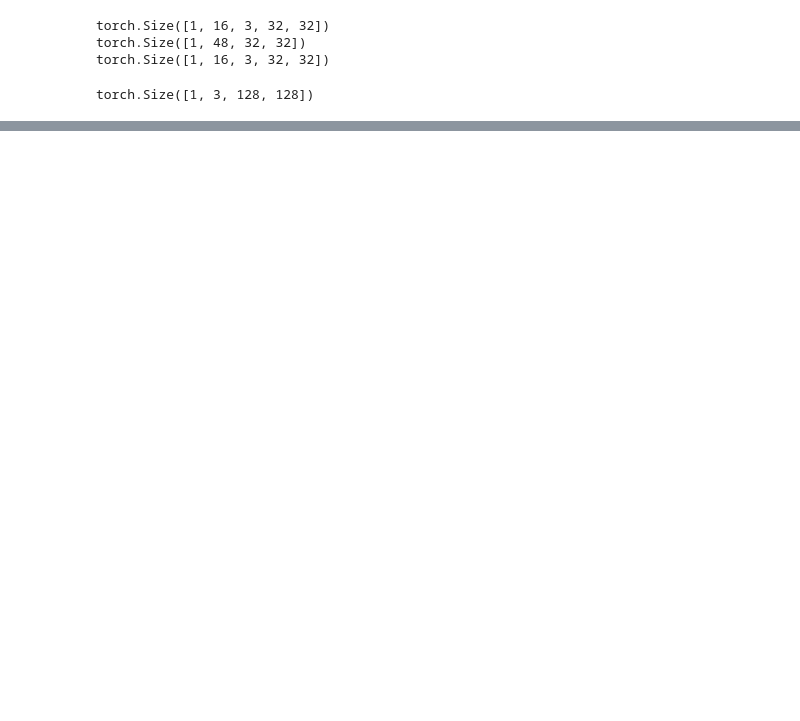
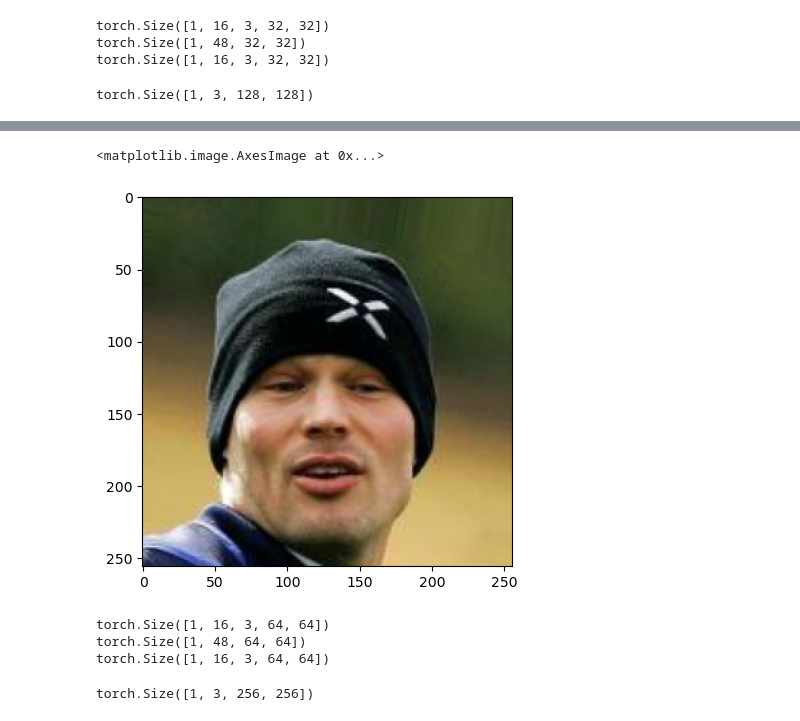
Before and after one commit to DasDingoCodes/patched-diffusion-models, a Jupyter notebook: test_img_patch.ipynb, the cells around one changed output, grey strips where cells are left out. Drawn from its saved outputs; the diff is of its cells as text; code cells hidden in the pictures; blank space fills up the shorter version.

```diff
--- a/test_img_patch.ipynb
+++ b/test_img_patch.ipynb
@@ -270,0 +229,9 @@ tensor([[[[True, True, True,  ..., True, True, True],
+# %%
+def tensor_to_np_img(x):
+    x = x[0]
+    x = np.array(x)
+    x += 1
+    x *= 127.5
+    x = np.transpose(x, (1,2,0))
+    x = np.array(x, dtype=np.int16)
+    return x
@@ -270,0 +283,20 @@ tensor([[[[True, True, True,  ..., True, True, True],
+# %%
+plt.imshow(tensor_to_np_img(img_first))
+# %% [output]
+<matplotlib.image.AxesImage at 0x...>
+[figure, added]
+# %%
+input = img_first
+hidden_patches = extract_tensor_patches(input, window_size=(64, 64), stride=(64, 64))
+print(hidden_patches.shape)
+hidden_patches = hidden_patches.reshape((1, -1, 64, 64))
+print(hidden_patches.shape)
+hidden_patches = hidden_patches.reshape((1, -1, 3, 64, 64))
+print(hidden_patches.shape)
+output = combine_tensor_patches(hidden_patches, original_size=(256, 256), window_size=(4, 4), stride=(4, 4))
+output.shape
+# %% [output]
+torch.Size([1, 16, 3, 64, 64])
+torch.Size([1, 48, 64, 64])
+torch.Size([1, 16, 3, 64, 64])
+torch.Size([1, 3, 256, 256])
```
Also changed, not shown: parts of 6 cells of this notebook, 1 other file.
